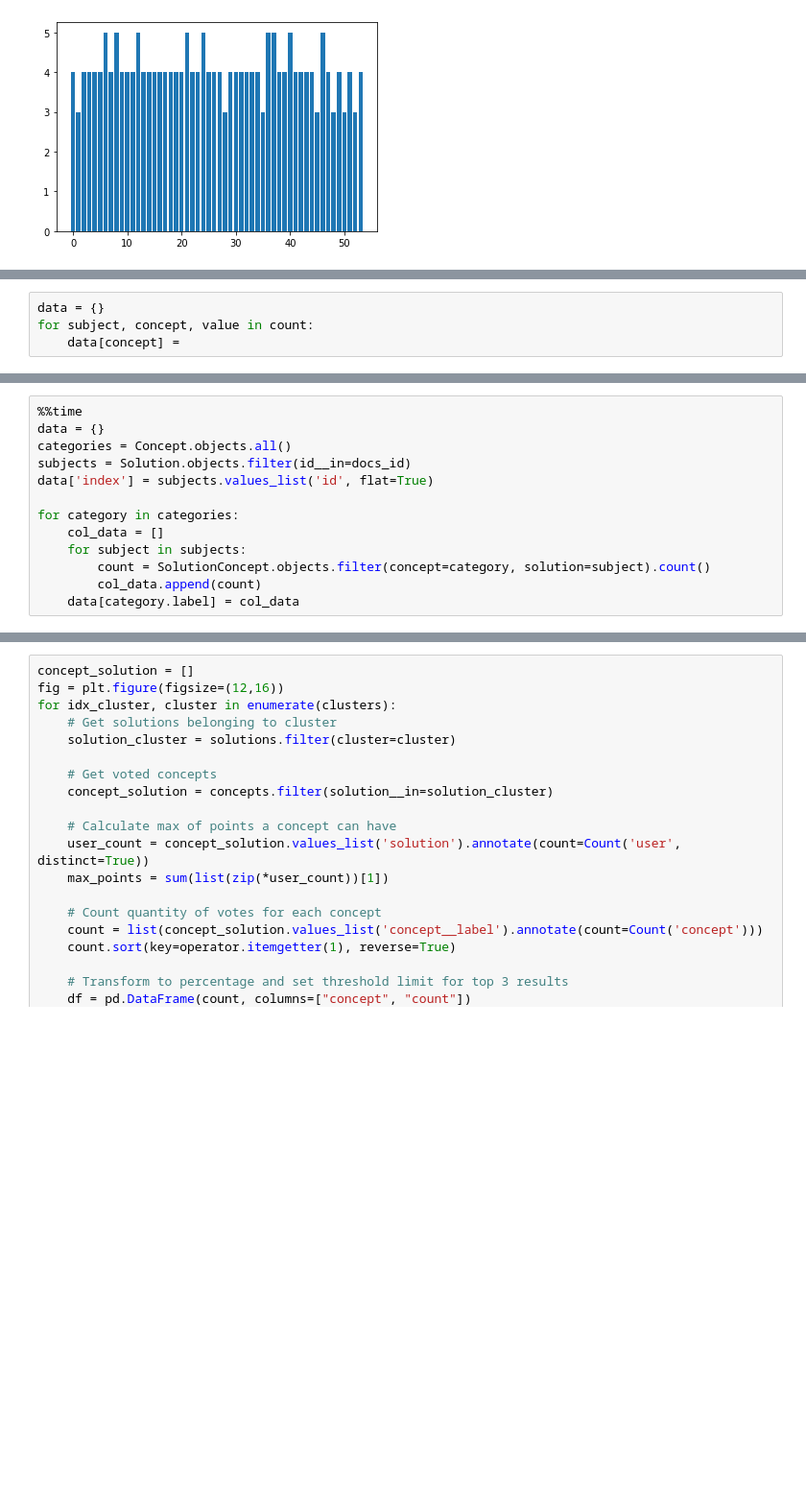
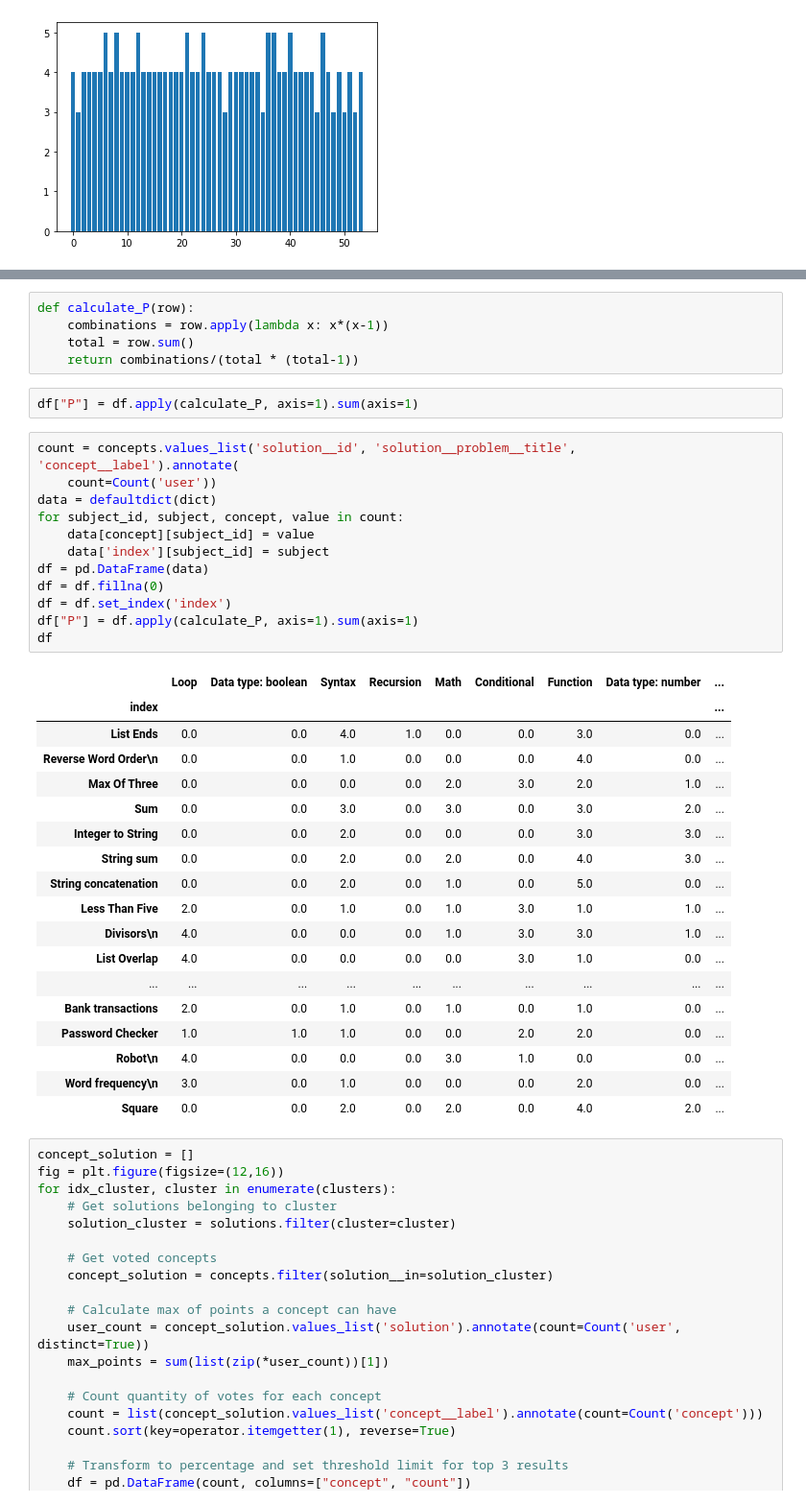
Before and after one commit to MachineTeachingEdu/machine-teaching, a Jupyter notebook: machineteaching/2019_05_28 - Concept Validation.ipynb, the cells around one changed output, grey strips where cells are left out. Shown at 96% size. Saved outputs shown, nothing was run; the diff lists cells and outputs as text; blank space fills up the shorter version.

```diff
--- a/machineteaching/2019_05_28 - Concept Validation.ipynb
+++ b/machineteaching/2019_05_28 - Concept Validation.ipynb
@@ -65,4 +61,0 @@ count
-# %%
-data = {}
-for subject, concept, value in count:
-    data[concept] =
@@ -81,13 +61,0 @@ categories.filter(id=3)
-# %%
-%%time
-data = {}
-categories = Concept.objects.all()
-subjects = Solution.objects.filter(id__in=docs_id)
-data['index'] = subjects.values_list('id', flat=True)
-
-for category in categories:
-    col_data = []
-    for subject in subjects:
-        count = SolutionConcept.objects.filter(concept=category, solution=subject).count()
-        col_data.append(count)
-    data[category.label] = col_data
@@ -139,3 +73,41 @@ df
+# %%
+def calculate_P(row):
+    combinations = row.apply(lambda x: x*(x-1))
+    total = row.sum()
+    return combinations/(total * (total-1))
+# %%
+df["P"] = df.apply(calculate_P, axis=1).sum(axis=1)
+# %%
+count = concepts.values_list('solution__id', 'solution__problem__title', 'concept__label').annotate(
+    count=Count('user'))
+data = defaultdict(dict)
+for subject_id, subject, concept, value in count:
+    data[concept][subject_id] = value
+    data['index'][subject_id] = subject
+df = pd.DataFrame(data)
+df = df.fillna(0)
+df = df.set_index('index')
+df["P"] = df.apply(calculate_P, axis=1).sum(axis=1)
+df
+# %% [output]
+|  | Loop | Data type: boolean | Syntax | Recursion | Math | Conditional | Function | Data type: number | ... |
+| index |  |  |  |  |  |  |  |  | ... |
+| List Ends | 0.0 | 0.0 | 4.0 | 1.0 | 0.0 | 0.0 | 3.0 | 0.0 | ... |
+| Reverse Word Order\n | 0.0 | 0.0 | 1.0 | 0.0 | 0.0 | 0.0 | 4.0 | 0.0 | ... |
+| Max Of Three | 0.0 | 0.0 | 0.0 | 0.0 | 2.0 | 3.0 | 2.0 | 1.0 | ... |
+| Sum | 0.0 | 0.0 | 3.0 | 0.0 | 3.0 | 0.0 | 3.0 | 2.0 | ... |
+| Integer to String | 0.0 | 0.0 | 2.0 | 0.0 | 0.0 | 0.0 | 3.0 | 3.0 | ... |
+| String sum | 0.0 | 0.0 | 2.0 | 0.0 | 2.0 | 0.0 | 4.0 | 3.0 | ... |
+| String concatenation | 0.0 | 0.0 | 2.0 | 0.0 | 1.0 | 0.0 | 5.0 | 0.0 | ... |
+| Less Than Five | 2.0 | 0.0 | 1.0 | 0.0 | 1.0 | 3.0 | 1.0 | 1.0 | ... |
+| Divisors\n | 4.0 | 0.0 | 0.0 | 0.0 | 1.0 | 3.0 | 3.0 | 1.0 | ... |
+| List Overlap | 4.0 | 0.0 | 0.0 | 0.0 | 0.0 | 3.0 | 1.0 | 0.0 | ... |
+| ... | ... | ... | ... | ... | ... | ... | ... | ... | ... |
+| Bank transactions | 2.0 | 0.0 | 1.0 | 0.0 | 1.0 | 0.0 | 1.0 | 0.0 | ... |
+| Password Checker | 1.0 | 1.0 | 1.0 | 0.0 | 0.0 | 2.0 | 2.0 | 0.0 | ... |
+| Robot\n | 4.0 | 0.0 | 0.0 | 0.0 | 3.0 | 1.0 | 0.0 | 0.0 | ... |
+| Word frequency\n | 3.0 | 0.0 | 1.0 | 0.0 | 0.0 | 0.0 | 2.0 | 0.0 | ... |
+| Square | 0.0 | 0.0 | 2.0 | 0.0 | 2.0 | 0.0 | 4.0 | 2.0 | ... |
 # %%
 concept_solution = []
 fig = plt.figure(figsize=(12,16))
```
Also changed, not shown: parts of 11 cells of this notebook.
